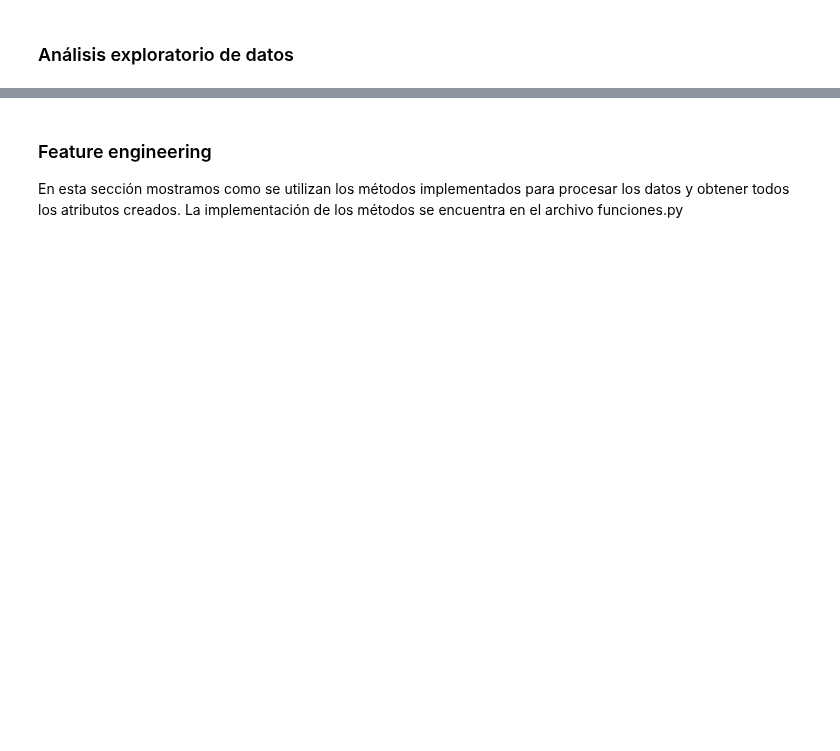
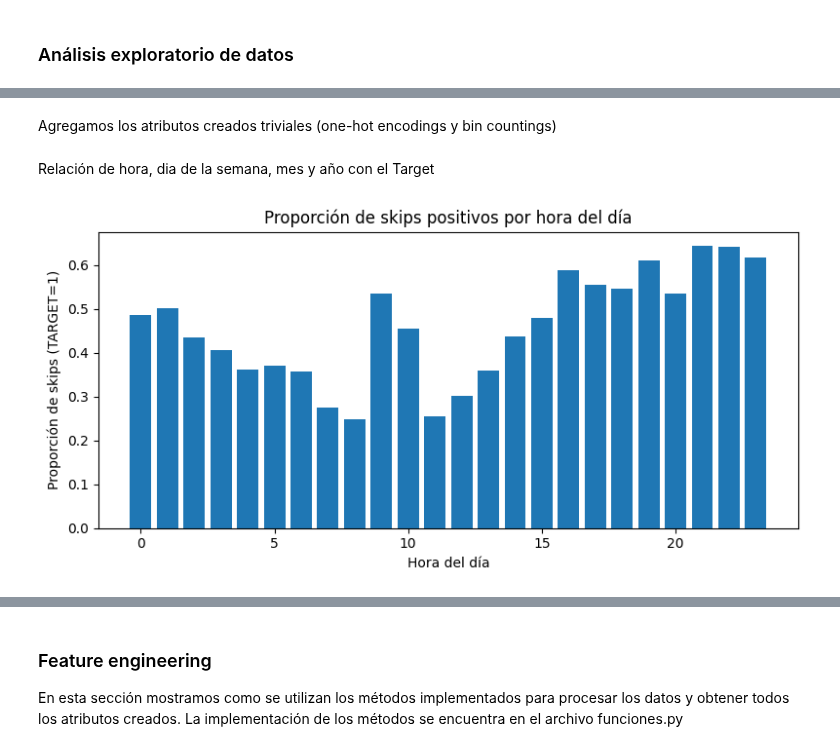
Before and after one commit to Dafydd8/TP2, a Jupyter notebook: entregar/implementación.ipynb, the cells around one changed output, grey strips where cells are left out. Drawn from its saved outputs; the diff is of its cells as text; code cells hidden in the pictures; blank space fills up the shorter version.

```diff
--- a/entregar/implementación.ipynb
+++ b/entregar/implementación.ipynb
@@ -18,0 +122,29 @@ submission = pd.read_csv('../submission.csv')
+# %% [markdown]
+Agregamos los atributos creados triviales (one-hot encodings y bin countings)
+# %%
+import importlib
+import funciones as func # Tener funciones.py en mismo directorio. Tiene las funciones usadas para procesar un df
+importlib.reload(func)
+
+data = func.encode_reasons_muchas(data)
+data = func.get_proporciones(data)
+func.separate_ts(data)
+# %% [markdown]
+Relación de hora, dia de la semana, mes y año con el Target
+# %%
+import matplotlib.pyplot as plt
+# Calcular proporción de skips por hora del día
+skips_por_anio = data[data['TARGET'] == 1]['hour'].value_counts().sort_index()
+total_por_anio = data['hour'].value_counts().sort_index()
+proporcion_por_anio = (skips_por_anio / total_por_anio).sort_index()
+
+# Graficar
+plt.figure(figsize=(8, 4))
+plt.bar(proporcion_por_anio.index, proporcion_por_anio.values)
+plt.xlabel('Hora del día')
+plt.ylabel('Proporción de skips (TARGET=1)')
+plt.title('Proporción de skips positivos por hora del día')
+plt.tight_layout()
+plt.show()
+# %% [output]
+[figure, added]
```
Also changed, not shown: parts of 46 cells of this notebook, 11 other files.
